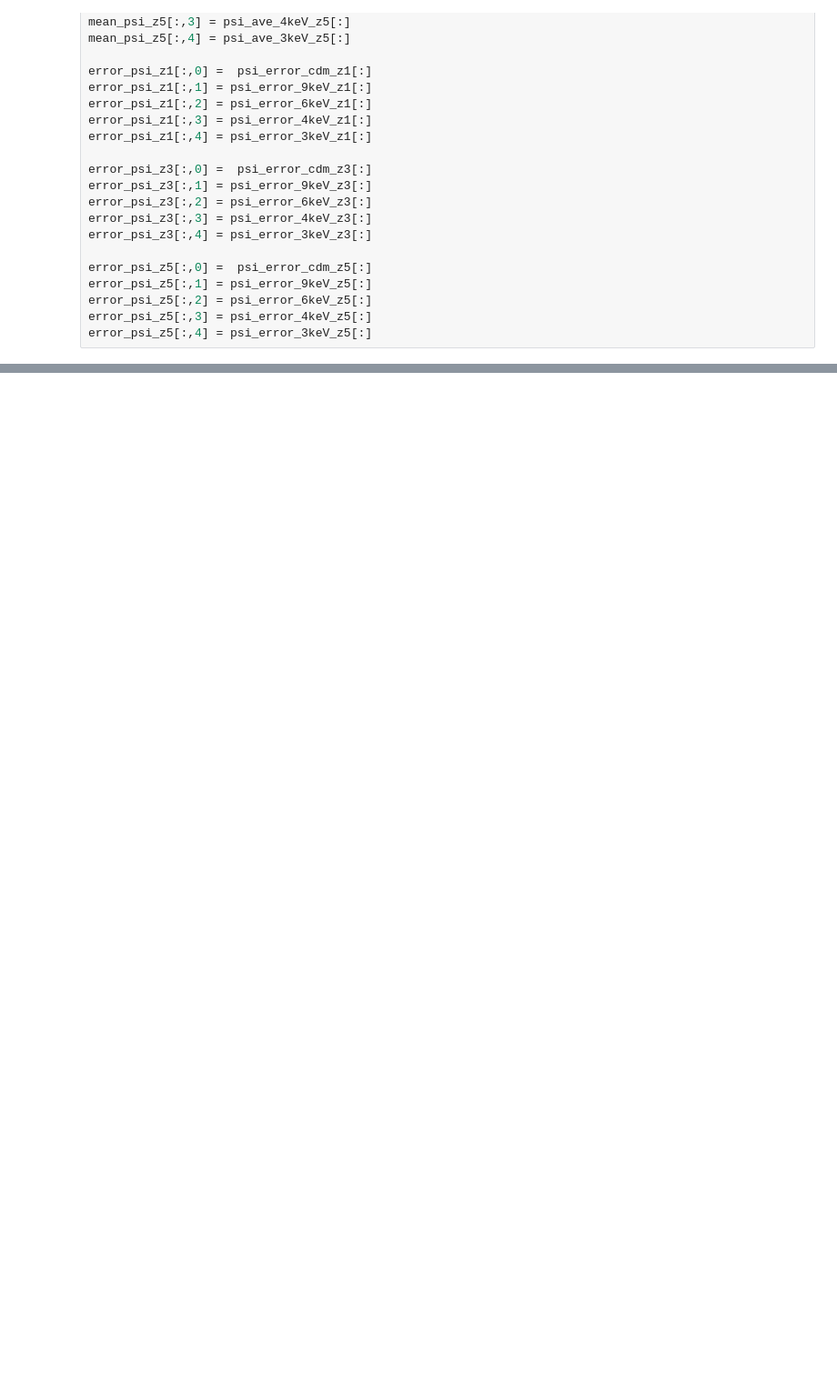
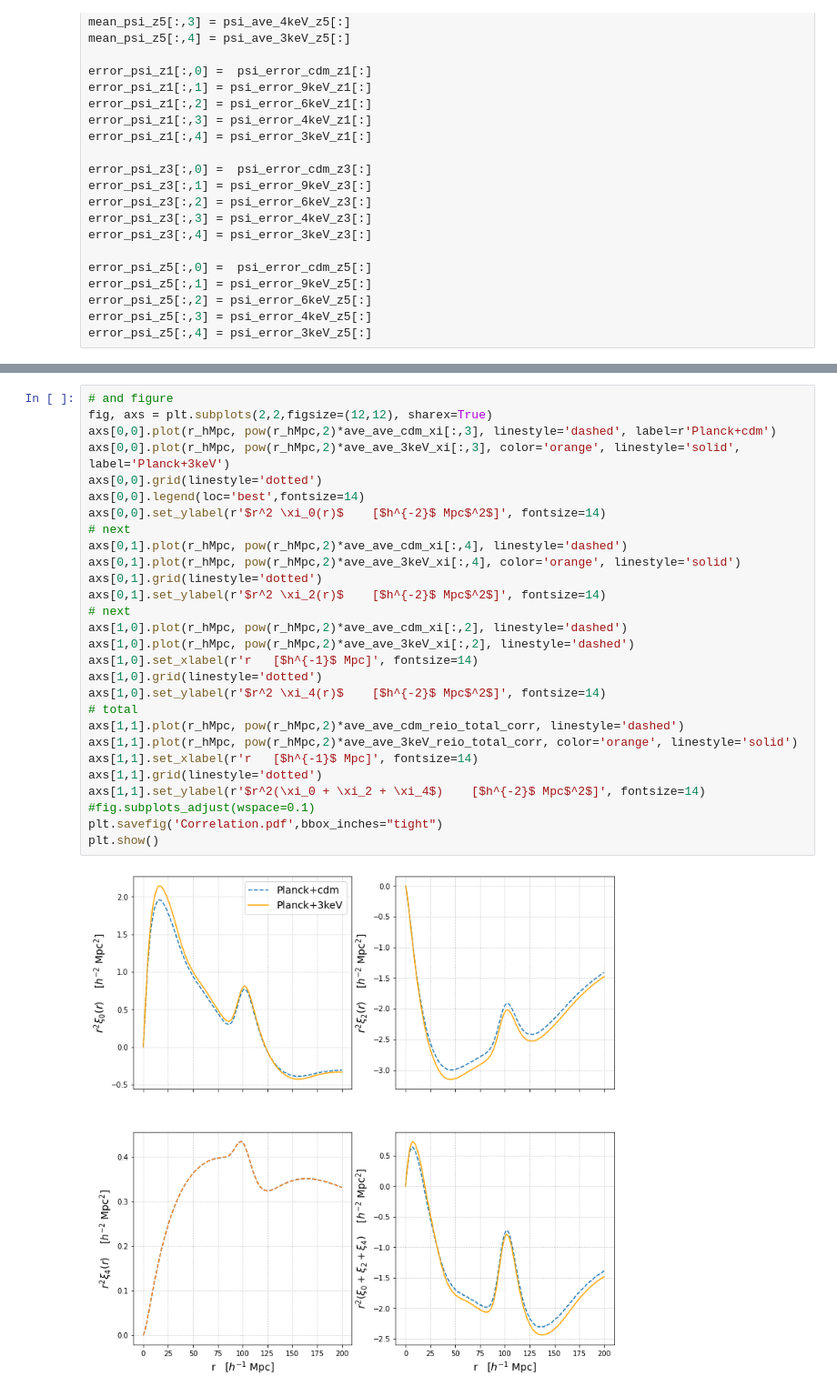
Before and after one commit to yaozhang1206/WDM_Lya_21cm, a Jupyter notebook: error_master.ipynb, the cells around one changed output, grey strips where cells are left out. Shown at 91% size. Saved outputs shown, nothing was run; the diff lists cells and outputs as text; blank space fills up the shorter version.

```diff
--- a/error_master.ipynb
+++ b/error_master.ipynb
@@ -1238,0 +1343,30 @@ plt.show()
+# %%
+# and figure
+fig, axs = plt.subplots(2,2,figsize=(12,12), sharex=True)
+axs[0,0].plot(r_hMpc, pow(r_hMpc,2)*ave_ave_cdm_xi[:,3], linestyle='dashed', label=r'Planck+cdm')
+axs[0,0].plot(r_hMpc, pow(r_hMpc,2)*ave_ave_3keV_xi[:,3], color='orange', linestyle='solid', label='Planck+3keV')
+axs[0,0].grid(linestyle='dotted')
+axs[0,0].legend(loc='best',fontsize=14)
+axs[0,0].set_ylabel(r'$r^2 \xi_0(r)$    [$h^{-2}$ Mpc$^2$]', fontsize=14)
+# next
+axs[0,1].plot(r_hMpc, pow(r_hMpc,2)*ave_ave_cdm_xi[:,4], linestyle='dashed')
+axs[0,1].plot(r_hMpc, pow(r_hMpc,2)*ave_ave_3keV_xi[:,4], color='orange', linestyle='solid')
+axs[0,1].grid(linestyle='dotted')
+axs[0,1].set_ylabel(r'$r^2 \xi_2(r)$    [$h^{-2}$ Mpc$^2$]', fontsize=14)
+# next
+axs[1,0].plot(r_hMpc, pow(r_hMpc,2)*ave_ave_cdm_xi[:,2], linestyle='dashed')
+axs[1,0].plot(r_hMpc, pow(r_hMpc,2)*ave_ave_3keV_xi[:,2], linestyle='dashed')
+axs[1,0].set_xlabel(r'r   [$h^{-1}$ Mpc]', fontsize=14)
+axs[1,0].grid(linestyle='dotted')
+axs[1,0].set_ylabel(r'$r^2 \xi_4(r)$    [$h^{-2}$ Mpc$^2$]', fontsize=14)
+# total
+axs[1,1].plot(r_hMpc, pow(r_hMpc,2)*ave_ave_cdm_reio_total_corr, linestyle='dashed')
+axs[1,1].plot(r_hMpc, pow(r_hMpc,2)*ave_ave_3keV_reio_total_corr, color='orange', linestyle='solid')
+axs[1,1].set_xlabel(r'r   [$h^{-1}$ Mpc]', fontsize=14)
+axs[1,1].grid(linestyle='dotted')
+axs[1,1].set_ylabel(r'$r^2(\xi_0 + \xi_2 + \xi_4$)    [$h^{-2}$ Mpc$^2$]', fontsize=14)
+#fig.subplots_adjust(wspace=0.1)
+plt.savefig('Correlation.pdf',bbox_inches="tight")
+plt.show()
+# %% [output]
+[figure, added]
```
Also changed, not shown: parts of 12 cells of this notebook, 1 other file.
